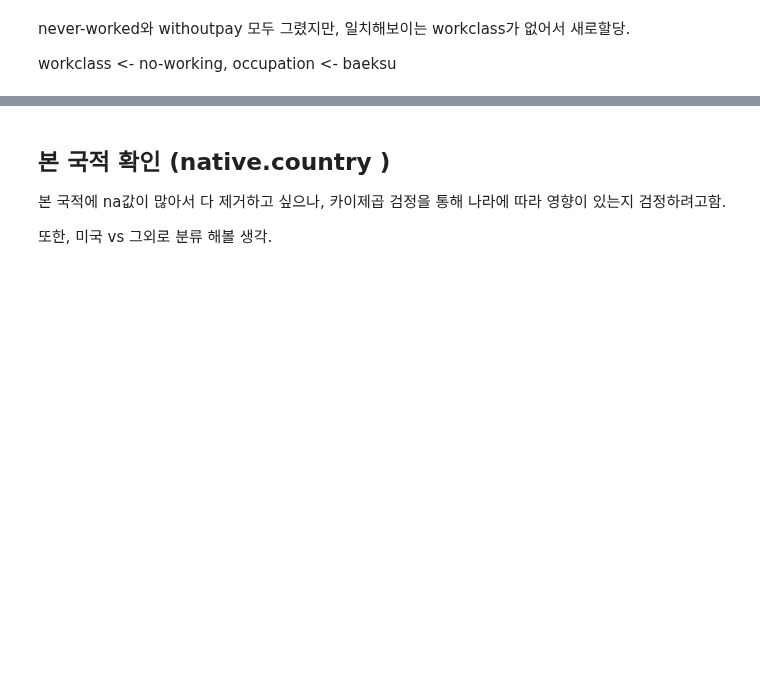
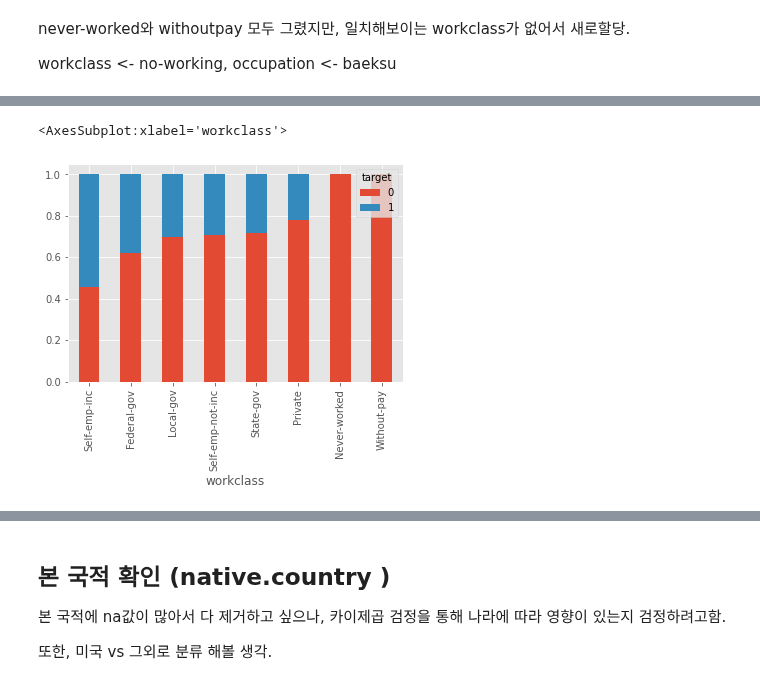
Before and after one commit to bub3690/dacon_study, a Jupyter notebook: income_prediction/EDA.ipynb, the cells around one changed output, grey strips where cells are left out. Drawn from its saved outputs; the diff is of its cells as text; code cells hidden in the pictures; blank space fills up the shorter version.

```diff
--- a/income_prediction/EDA.ipynb
+++ b/income_prediction/EDA.ipynb
@@ -352,0 +370,15 @@ workclass <- no-working, occupation <- baeksu
+# %%
+#ratio plot 제작
+def ratio_table(cross_tab):
+    return cross_tab.div(cross_tab.sum(axis=1),axis='index')
+
+
+work_crosstab=pd.crosstab(train['workclass'],train['target'])
+
+work_ratio=ratio_table(work_crosstab)
+work_ratio=work_ratio.sort_values(by=0)
+
+work_ratio.plot(kind='bar',stacked=True)
+# %% [output]
+<AxesSubplot:xlabel='workclass'>
+[figure, added]
```
Also changed, not shown: parts of 38 cells of this notebook, 1 other file.
